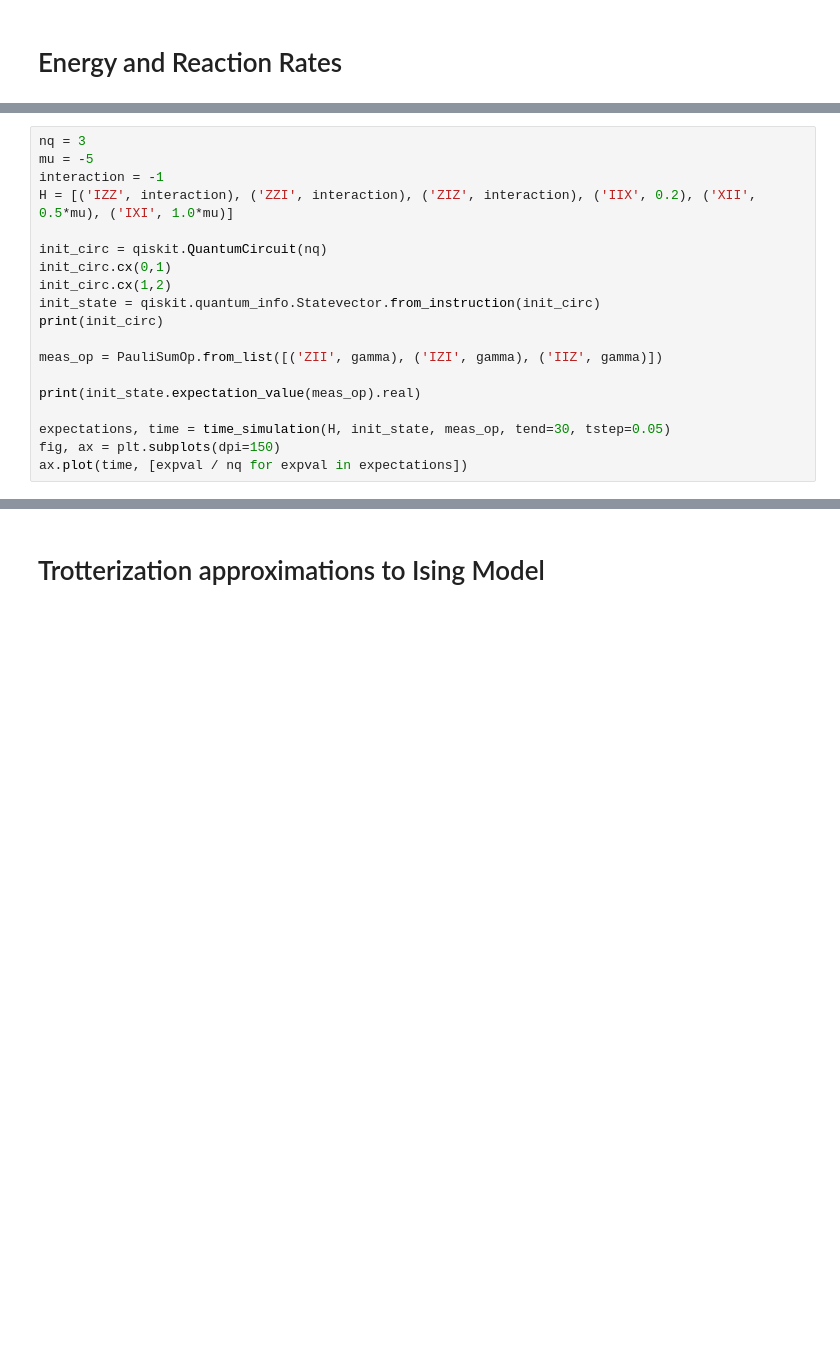
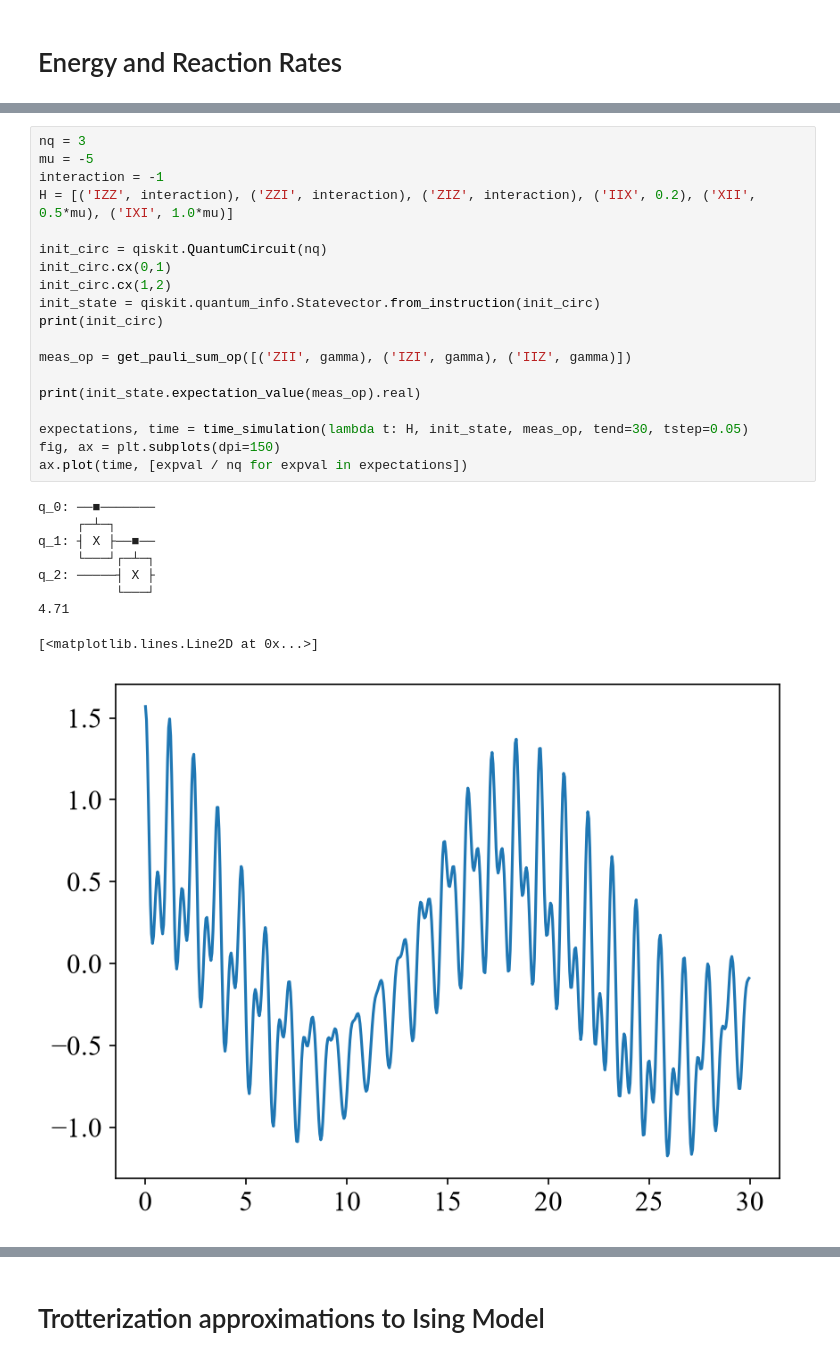
Before and after one commit to kevr35/dqs-term-grouping, a Jupyter notebook: Simulations.ipynb, the cells around one changed output, grey strips where cells are left out. Saved outputs shown, nothing was run; the diff lists cells and outputs as text; blank space fills up the shorter version.

```diff
--- a/Simulations.ipynb
+++ b/Simulations.ipynb
@@ -198,22 +305,32 @@ ax.plot(time, expectations)
 # %%
 nq = 3
 mu = -5
 interaction = -1
 H = [('IZZ', interaction), ('ZZI', interaction), ('ZIZ', interaction), ('IIX', 0.2), ('XII', 0.5*mu), ('IXI', 1.0*mu)]
 
 init_circ = qiskit.QuantumCircuit(nq)
 init_circ.cx(0,1)
 init_circ.cx(1,2)
 init_state = qiskit.quantum_info.Statevector.from_instruction(init_circ)
 print(init_circ)
 
-meas_op = PauliSumOp.from_list([('ZII', gamma), ('IZI', gamma), ('IIZ', gamma)])
+meas_op = get_pauli_sum_op([('ZII', gamma), ('IZI', gamma), ('IIZ', gamma)])
 
 print(init_state.expectation_value(meas_op).real)
 
-expectations, time = time_simulation(H, init_state, meas_op, tend=30, tstep=0.05)
+expectations, time = time_simulation(lambda t: H, init_state, meas_op, tend=30, tstep=0.05)
 fig, ax = plt.subplots(dpi=150)
 ax.plot(time, [expval / nq for expval in expectations])
+# %% [output]
+q_0: ──■───────
+     ┌─┴─┐
+q_1: ┤ X ├──■──
+     └───┘┌─┴─┐
+q_2: ─────┤ X ├
+          └───┘
+4.71
+[<matplotlib.lines.Line2D at 0x...>]
+[figure, added]
 # %%
 molecule = 'HydrogenPeroxide_sto-3g_JW_NIST_AS2'
 nq = 4
```
Also changed, not shown: parts of 23 cells of this notebook, 3 other files.
